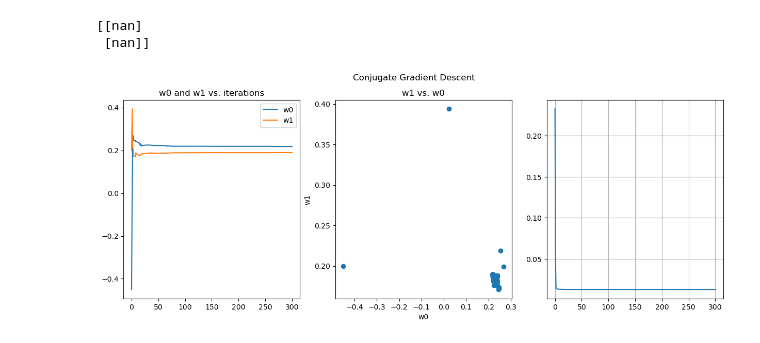
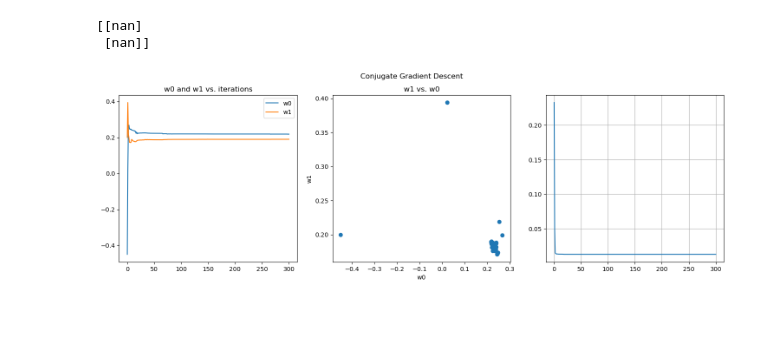
Before and after one commit to Javiermateor/Machine-Intelligence-I, a Jupyter notebook: Exercises/Exercise_04.ipynb, the cells around one changed output. Drawn from its saved outputs; the diff is of its cells as text; code cells hidden in the pictures; blank space fills up the shorter version.

```diff
--- a/Exercises/Exercise_04.ipynb
+++ b/Exercises/Exercise_04.ipynb
@@ -164,28 +164,28 @@ for t in np.arange(300):
  [nan]]
 # %%
 #Plot results
-fig = plt.figure(figsize=(15,5))
+fig = plt.figure(figsize=(18,5))
 fig.suptitle('Conjugate Gradient Descent')
 ax1 = fig.add_subplot(1,3,1)
 
 plt.plot(w[0,:], label = 'w0')
 plt.plot(w[1,:], label = 'w1')
 plt.legend()
 plt.title('w0 and w1 vs. iterations')
 
 ax2 = fig.add_subplot(1,3,2)
 plt.scatter(w[0,:], w[1,:])
 plt.xlabel('w0')
 plt.ylabel('w1')
 plt.title('w1 vs. w0')
 
 ax3 = fig.add_subplot(1,3,3)
 errors = np.zeros(np.shape(w[1])[0])
 index = np.arange(np.shape(w[1])[0])
 for i in index:
     errors[i] = 0.5 * np.sum(np.square(w[:,i].T @ X - Y_true))/3
 
 plt.plot(index, errors)
 plt.grid()
 # %% [output]
-[figure, old version]
+[figure, new version]
```
Also changed, not shown: parts of 1 cell of this notebook.
